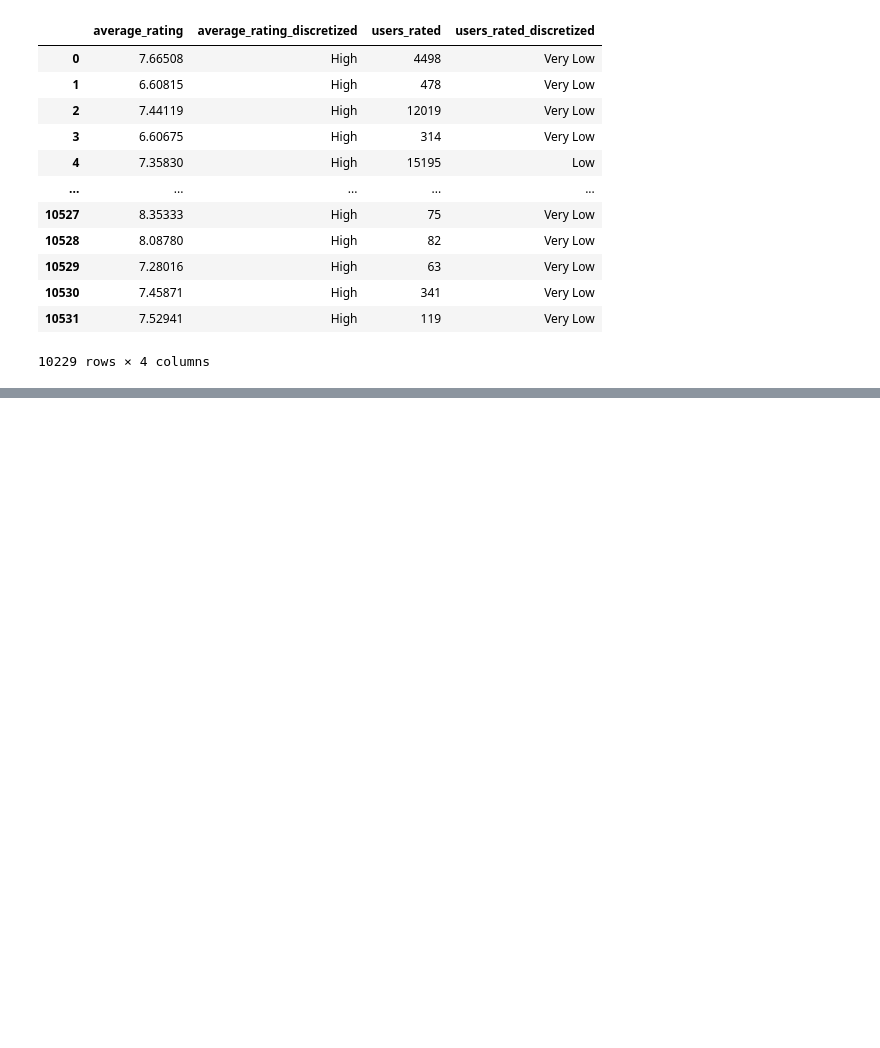
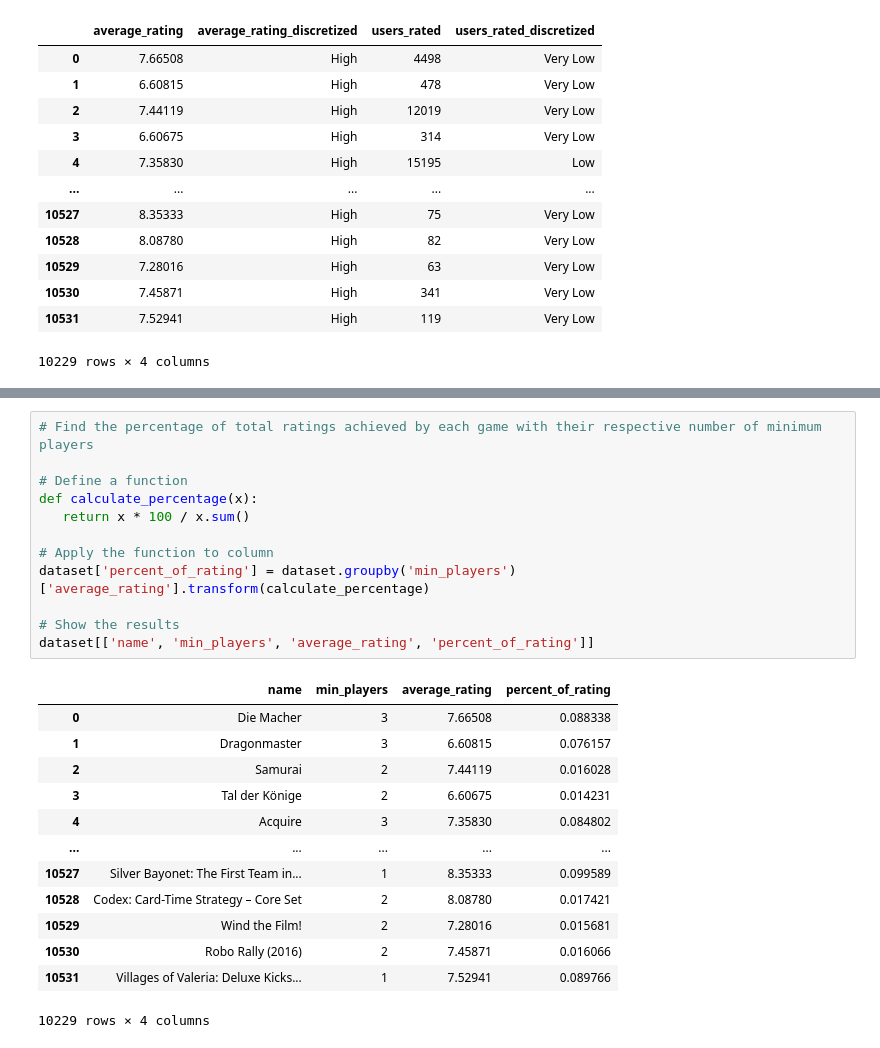
Before and after one commit to Albiinn/board-games-data-pre-processing, a Jupyter notebook: main.ipynb, the cells around one changed output, grey strips where cells are left out. Drawn from its saved outputs; the diff is of its cells as text; blank space fills up the shorter version.

```diff
--- a/main.ipynb
+++ b/main.ipynb
@@ -252,0 +244,26 @@ dataset.head()
+# %%
+# Find the percentage of total ratings achieved by each game with their respective number of minimum players
+
+# Define a function
+def calculate_percentage(x):
+   return x * 100 / x.sum()
+
+# Apply the function to column
+dataset['percent_of_rating'] = dataset.groupby('min_players')['average_rating'].transform(calculate_percentage)
+
+# Show the results
+dataset[['name', 'min_players', 'average_rating', 'percent_of_rating']]
+# %% [output]
+|  | name | min_players | average_rating | percent_of_rating |
+| 0 | Die Macher | 3 | 7.66508 | 0.088338 |
+| 1 | Dragonmaster | 3 | 6.60815 | 0.076157 |
+| 2 | Samurai | 2 | 7.44119 | 0.016028 |
+| 3 | Tal der Könige | 2 | 6.60675 | 0.014231 |
+| 4 | Acquire | 3 | 7.35830 | 0.084802 |
+| ... | ... | ... | ... | ... |
+| 10527 | Silver Bayonet: The First Team in... | 1 | 8.35333 | 0.099589 |
+| 10528 | Codex: Card-Time Strategy – Core Set | 2 | 8.08780 | 0.017421 |
+| 10529 | Wind the Film! | 2 | 7.28016 | 0.015681 |
+| 10530 | Robo Rally (2016) | 2 | 7.45871 | 0.016066 |
+| 10531 | Villages of Valeria: Deluxe Kicks... | 1 | 7.52941 | 0.089766 |
+10229 rows × 4 columns
```
Also changed, not shown: parts of 2 cells of this notebook.
